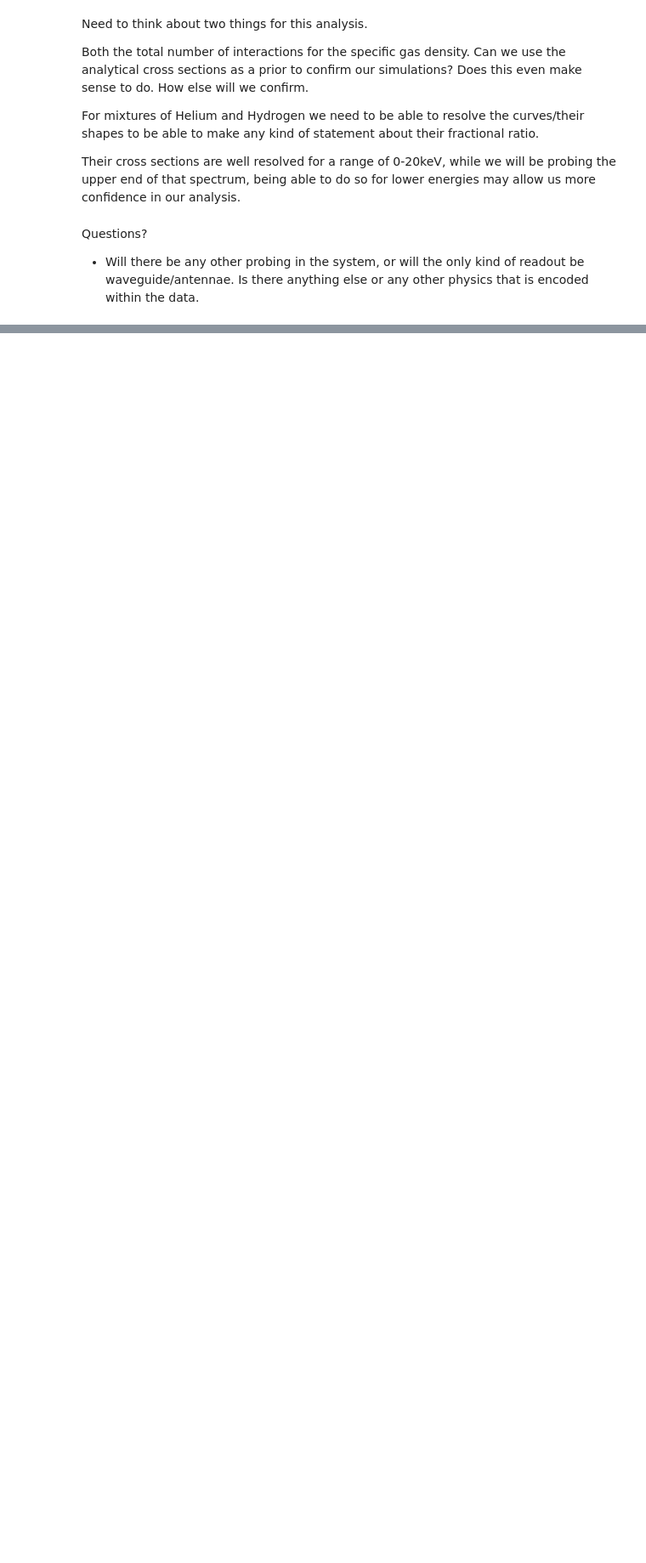
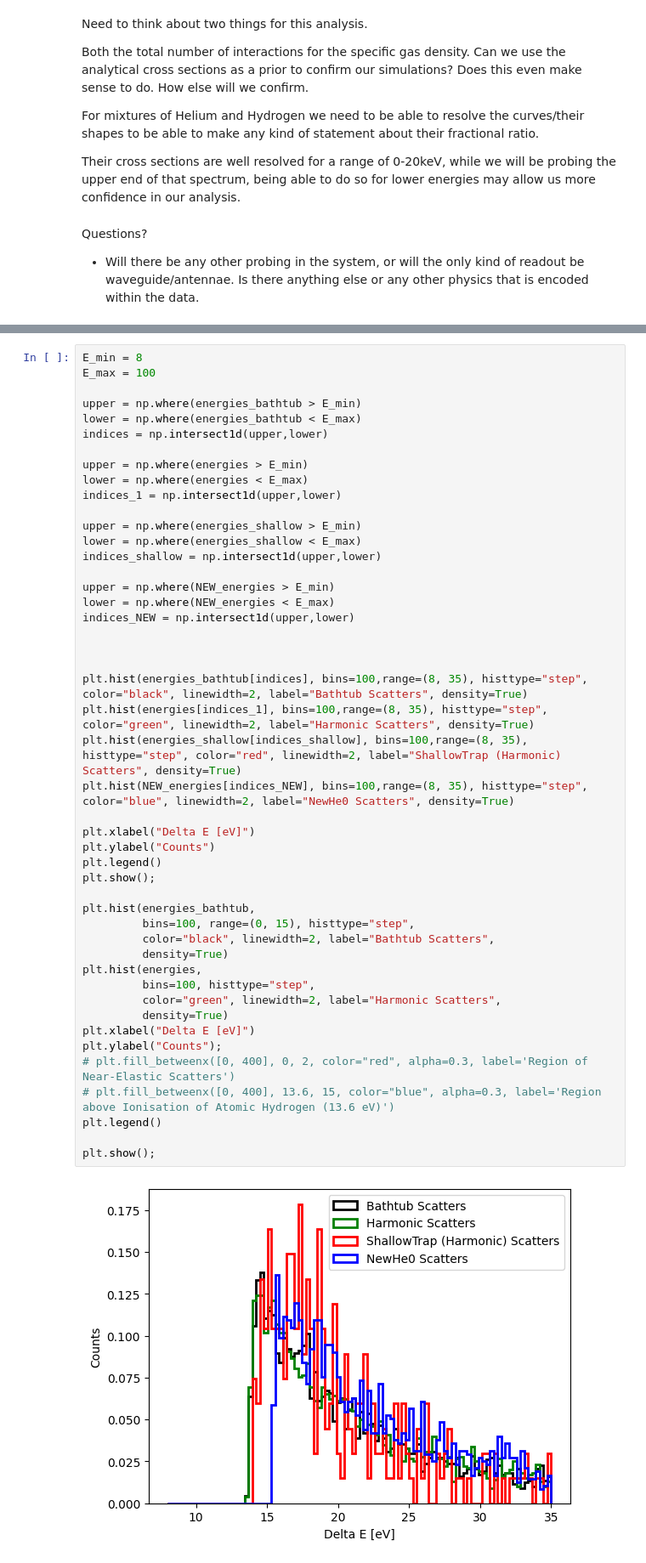
Before and after one commit to QTNM/PowerCutStats, a Jupyter notebook: examples/N vs delta E scattering.ipynb, the cells around one changed output, grey strips where cells are left out. Shown: that part at 85% size. Saved outputs shown, nothing was run; the diff lists cells and outputs as text; blank space fills up the shorter version.

```diff
--- a/examples/N vs delta E scattering.ipynb
+++ b/examples/N vs delta E scattering.ipynb
@@ -325,0 +390,49 @@ Questions?
+# %%
+E_min = 8
+E_max = 100
+
+upper = np.where(energies_bathtub > E_min)
+lower = np.where(energies_bathtub < E_max)
+indices = np.intersect1d(upper,lower)
+
+upper = np.where(energies > E_min)
+lower = np.where(energies < E_max)
+indices_1 = np.intersect1d(upper,lower)
+
+upper = np.where(energies_shallow > E_min)
+lower = np.where(energies_shallow < E_max)
+indices_shallow = np.intersect1d(upper,lower)
+
+upper = np.where(NEW_energies > E_min)
+lower = np.where(NEW_energies < E_max)
+indices_NEW = np.intersect1d(upper,lower)
+
+
+
+plt.hist(energies_bathtub[indices], bins=100,range=(8, 35), histtype="step", color="black", linewidth=2, label="Bathtub Scatters", density=True)
+plt.hist(energies[indices_1], bins=100,range=(8, 35), histtype="step", color="green", linewidth=2, label="Harmonic Scatters", density=True)
+plt.hist(energies_shallow[indices_shallow], bins=100,range=(8, 35), histtype="step", color="red", linewidth=2, label="ShallowTrap (Harmonic) Scatters", density=True)
+plt.hist(NEW_energies[indices_NEW], bins=100,range=(8, 35), histtype="step", color="blue", linewidth=2, label="NewHe0 Scatters", density=True)
+
+plt.xlabel("Delta E [eV]")
+plt.ylabel("Counts")
+plt.legend()
+plt.show();
+
+plt.hist(energies_bathtub,
+         bins=100, range=(0, 15), histtype="step",
+         color="black", linewidth=2, label="Bathtub Scatters",
+         density=True)
+plt.hist(energies,
+         bins=100, histtype="step",
+         color="green", linewidth=2, label="Harmonic Scatters",
+         density=True)
+plt.xlabel("Delta E [eV]")
+plt.ylabel("Counts");
+# plt.fill_betweenx([0, 400], 0, 2, color="red", alpha=0.3, label='Region of Near-Elastic Scatters')
+# plt.fill_betweenx([0, 400], 13.6, 15, color="blue", alpha=0.3, label='Region above Ionisation of Atomic Hydrogen (13.6 eV)')
+plt.legend()
+
+plt.show();
+# %% [output]
+[figure, added]
```
Also changed, not shown: parts of 4 cells of this notebook.
